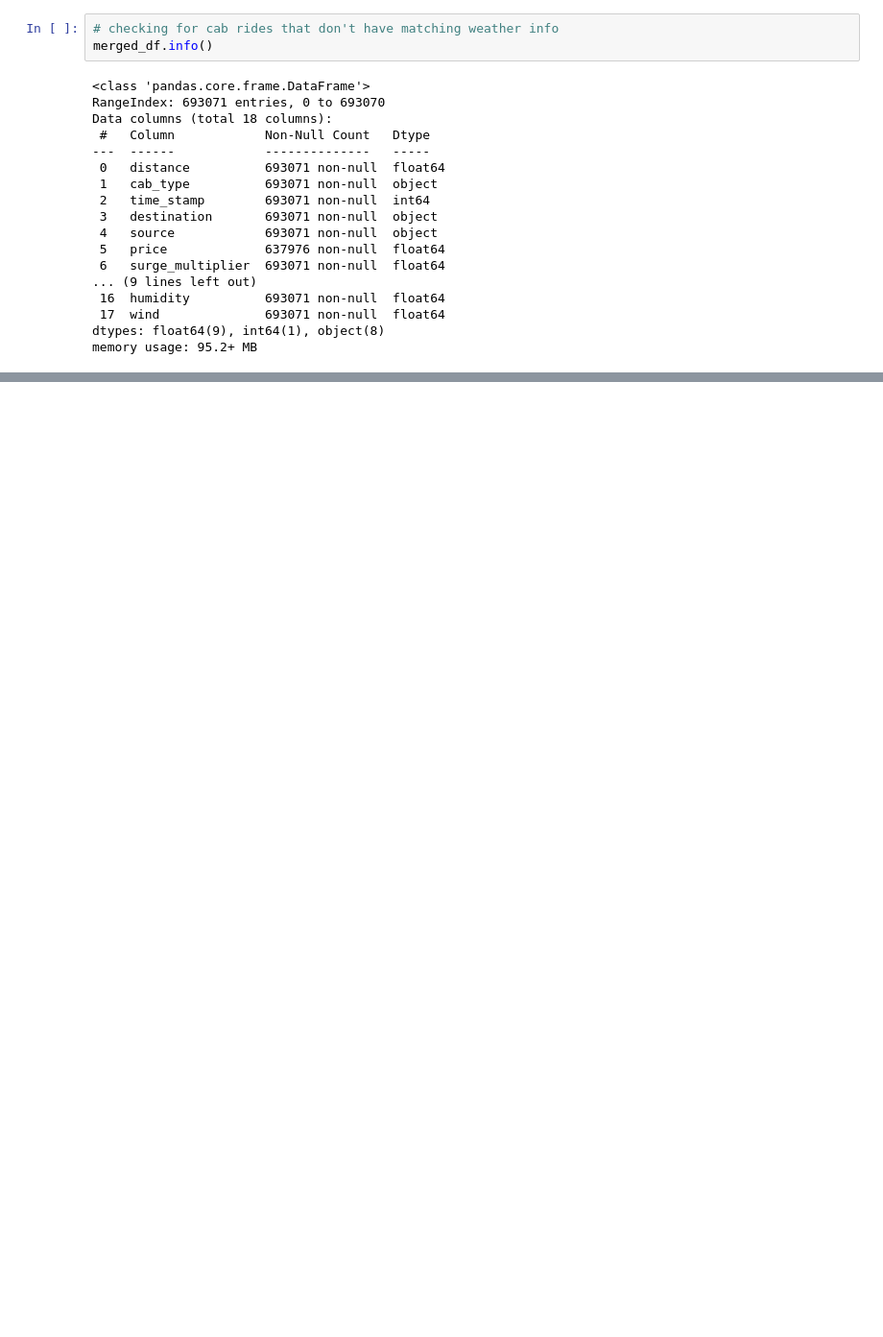
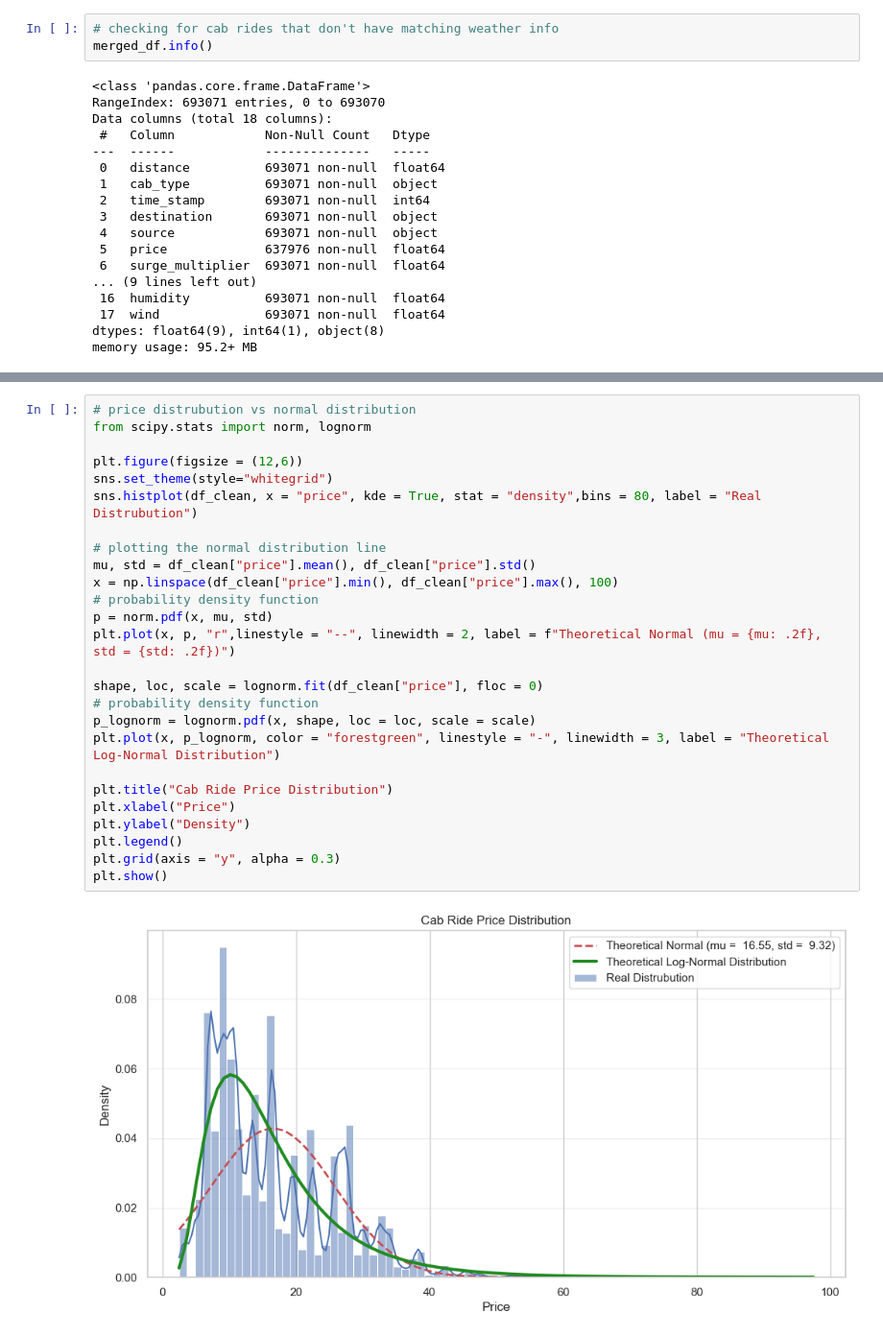
Before and after one commit to hfarukaktas/data-science-projects, a Jupyter notebook: uber-lyft-prices-data/Uber - Lyft Prices.ipynb, the cells around one changed output, grey strips where cells are left out. Shown at 96% size. Saved outputs shown, nothing was run; the diff lists cells and outputs as text; blank space fills up the shorter version.

```diff
--- a/uber-lyft-prices-data/Uber - Lyft Prices.ipynb
+++ b/uber-lyft-prices-data/Uber - Lyft Prices.ipynb
@@ -197,0 +263,28 @@ memory usage: 95.2+ MB
+# %%
+# price distrubution vs normal distribution
+from scipy.stats import norm, lognorm
+
+plt.figure(figsize = (12,6))
+sns.set_theme(style="whitegrid")
+sns.histplot(df_clean, x = "price", kde = True, stat = "density",bins = 80, label = "Real Distrubution")
+
+# plotting the normal distribution line
+mu, std = df_clean["price"].mean(), df_clean["price"].std()
+x = np.linspace(df_clean["price"].min(), df_clean["price"].max(), 100)
+# probability density function
+p = norm.pdf(x, mu, std)
+plt.plot(x, p, "r",linestyle = "--", linewidth = 2, label = f"Theoretical Normal (mu = {mu: .2f}, std = {std: .2f})")
+
+shape, loc, scale = lognorm.fit(df_clean["price"], floc = 0)
+# probability density function
+p_lognorm = lognorm.pdf(x, shape, loc = loc, scale = scale)
+plt.plot(x, p_lognorm, color = "forestgreen", linestyle = "-", linewidth = 3, label = "Theoretical Log-Normal Distribution")
+
+plt.title("Cab Ride Price Distribution")
+plt.xlabel("Price")
+plt.ylabel("Density")
+plt.legend()
+plt.grid(axis = "y", alpha = 0.3)
+plt.show()
+# %% [output]
+[figure, added]
```
Also changed, not shown: parts of 14 cells of this notebook.
